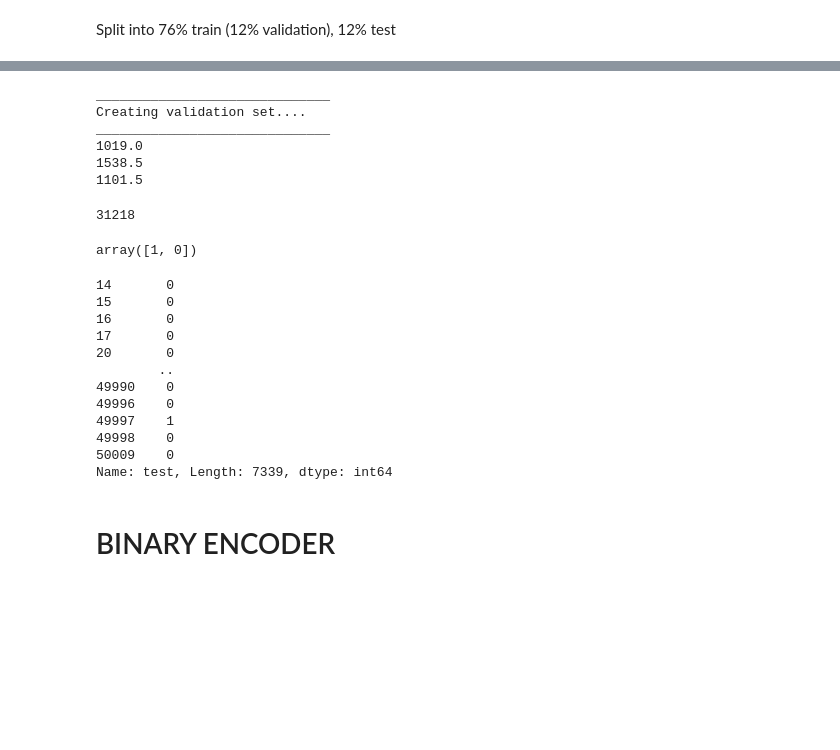
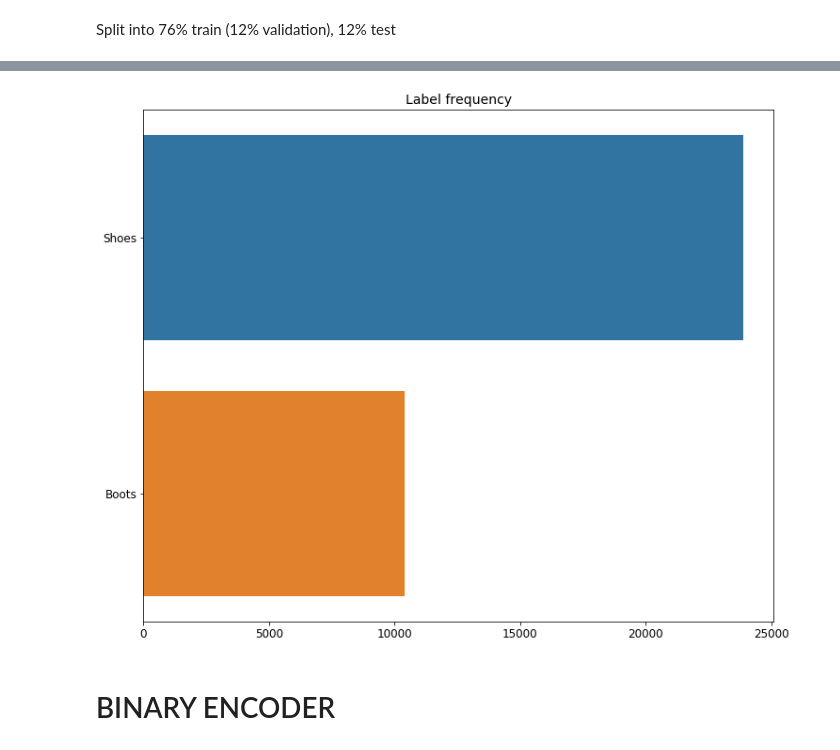
Before and after one commit to ergonyc/zappos-MobileNetV2-tranfer, a Jupyter notebook: zappos50k_MobileNetv2_part3.ipynb, the cells around one changed output, grey strips where cells are left out. Saved outputs shown, nothing was run; the diff lists cells and outputs as text; code cells hidden in the pictures; blank space fills up the shorter version.

```diff
--- a/zappos50k_MobileNetv2_part3.ipynb
+++ b/zappos50k_MobileNetv2_part3.ipynb
@@ -42,10 +36,0 @@ sum(df['Gender']=='Men;Boys;Women;Girls')  # ignore
-# %%
-df.loc[:,'Sneakers'] = df['SubCategory.Sneakers.and.Athletic.Shoes'] == 1
-df.loc[:,'Boots'] = (df.Category1 == 'Boots')
-df.loc[:,'Shoes'] = (df.Category1 == 'Shoes') & (~df.Sneakers)#remove
-############
-#remove ([ 'Boys',  'Boys;Girls', 'Girls','Women;Girls', 'Men;Boys;Women;Girls', nan
-mens =  df['Gender'] == 'Men'
-womens =  df['Gender'] == 'Women'
-etc =  df['Gender'] =='Men;Women'
-df.loc[:, 'Adult'] = mens | womens | etc
@@ -100,7 +72,3 @@ Name: path_and_file, Length: 34278, dtype: object
-# %%
-df.loc[:,'CategoryDir'] = 'Shoes'
-df.loc[df.Boots==1,'CategoryDir'] = 'Boots'
-df.loc[df.Sneakers==1,'CategoryDir'] = 'Sneakers'
 # %% [markdown]
 # I have my three categories.. lets grab the images and validate
 # %%
@@ -229,34 +104,0 @@ ______________________________
-# %%
-# create validation set
-print('_'*30)
-print('Creating validation set....')
-print('_'*30)
-
-#instead of looking at the files, lets just use the database
-for file in iglob(join(test_path,'*')):
-#for file in df.path:
-    save_path = join(val_path, basename(file))
-
-    if not os.path.exists(save_path):
-        os.makedirs(save_path)
-
-    total_imgs = [x for x in iglob(join(file,'*'))]
-
-    rand_amt = 0.5 * len(total_imgs)  # select 50% of data from each category to split evenly between test and validation
-    print(rand_amt)
-    test_imgs= []
-    for i in range(int(rand_amt)):
-        img = random.choice(total_imgs)
-        if img not in test_imgs:
-            #print(img)
-            df.loc[df.Filename == basename(img),'test'] = 0
-            df.loc[df.Filename == basename(img),'validation'] = 1
-            shutil.move(img,save_path)
-            test_imgs.append(img)
-# %% [output]
-______________________________
-Creating validation set....
-______________________________
-1019.0
-1538.5
-1101.5
@@ -297,42 +105,20 @@ df.to_json(summary_file)
-# %%
-sum(df.train)
-# %% [output]
-31218
-# %%
-chg.unique()
-# %% [output]
-array([1, 0])
-# %%
-df[df.train==0].test
-# %% [output]
-14       0
-15       0
-16       0
-17       0
-20       0
-        ..
-49990    0
-49996    0
-49997    1
-49998    0
-50009    0
-Name: test, Length: 7339, dtype: int64
 # %%
 # load pandas dataframe and plot...
 
 
 # Get label frequencies in descending order
-label_freq = movies['Genre'].apply(lambda s: str(s).split('|')).explode().value_counts().sort_values(ascending=False)
+label_freq = df['Category'].value_counts().sort_values(ascending=False)
 
 # Bar plot
-style.use("fivethirtyeight")
 plt.figure(figsize=(12,10))
 sns.barplot(y=label_freq.index.values, x=label_freq, order=label_freq.index)
 plt.title("Label frequency", fontsize=14)
 plt.xlabel("")
 plt.xticks(fontsize=12)
 plt.yticks(fontsize=12)
 plt.show()
+# %% [output]
+[figure, added]
 # %%
 # !wget http://vision.cs.utexas.edu/projects/finegrained/utzap50k/ut-zap50k-images-square.zip!wget http://vision.cs.utexas.edu/projects/finegrained/utzap50k/ut-zap50k-data.zip
 # !unzip ut-zap50k-images-square.zip
```
Also changed, not shown: parts of 18 cells of this notebook, 1 other file.
